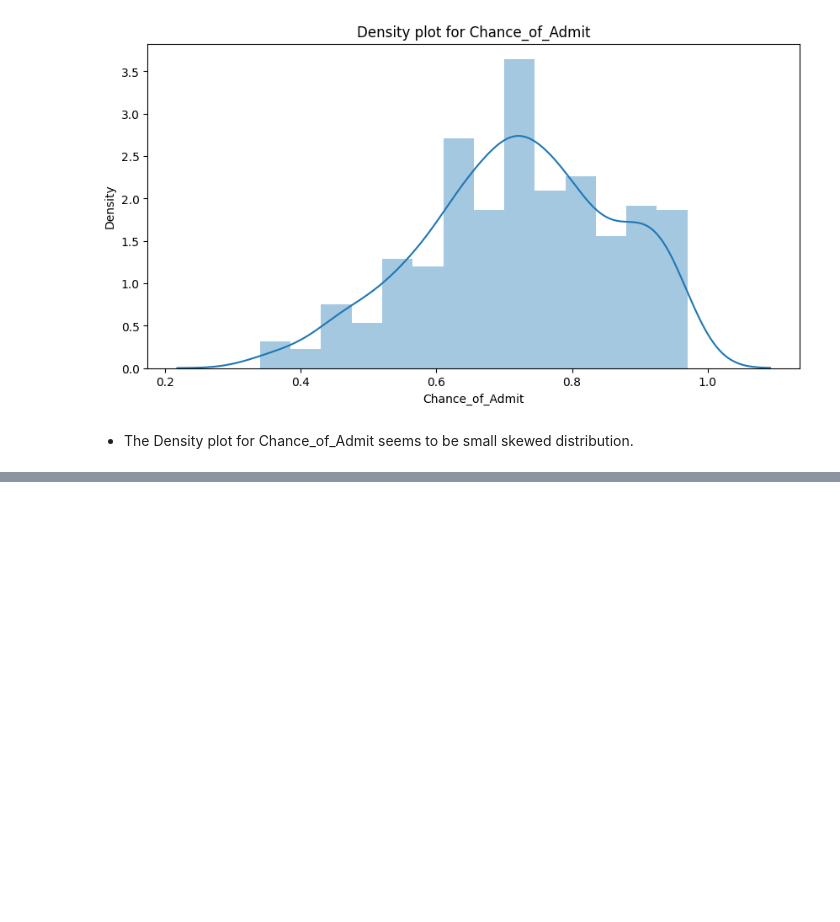
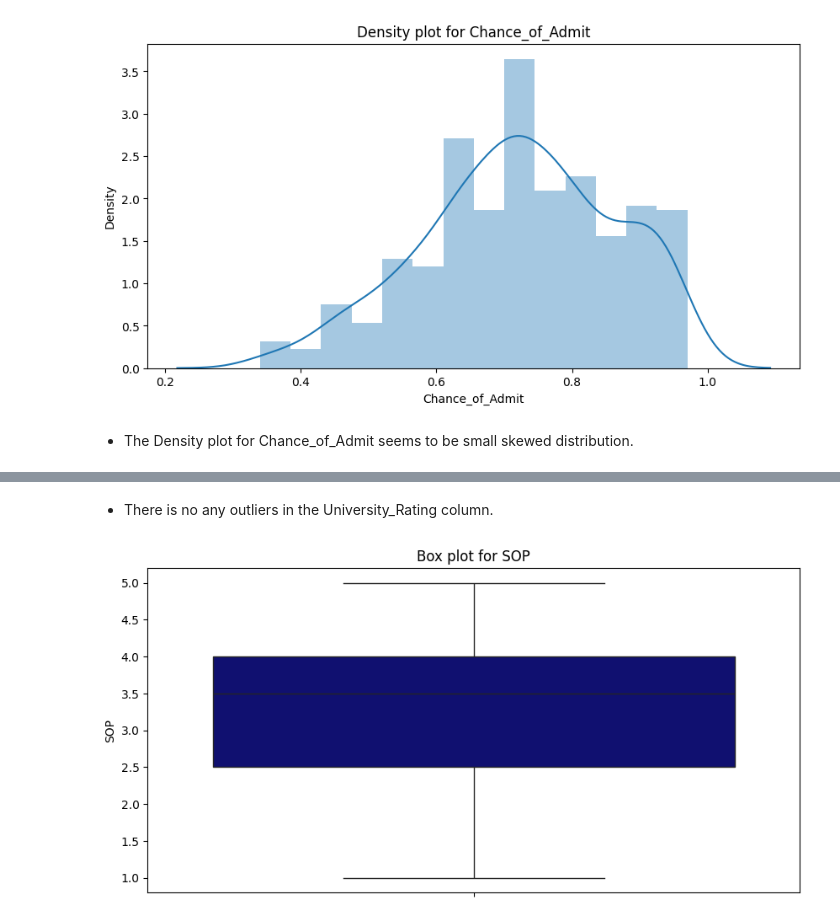
Before and after one commit to manojkumar211/admission-predict, a Jupyter notebook: experiment/admission.ipynb, the cells around one changed output, grey strips where cells are left out. Drawn from its saved outputs; the diff is of its cells as text; code cells hidden in the pictures; blank space fills up the shorter version.

```diff
--- a/experiment/admission.ipynb
+++ b/experiment/admission.ipynb
@@ -795,0 +823,9 @@ https://gist.github.com/mwaskom/de44147ed2974457ad6372750bbe5751
+# %% [markdown]
+- There is no any outliers in the University_Rating column.
+# %%
+fir,ax=plt.subplots(figsize=(10,5))
+sns.boxplot(data=ds['SOP'],ax=ax,color='navy') # type: ignore
+plt.title("Box plot for SOP")
+plt.show()
+# %% [output]
+[figure, added]
```
Also changed, not shown: parts of 33 cells of this notebook, 18 other files.
